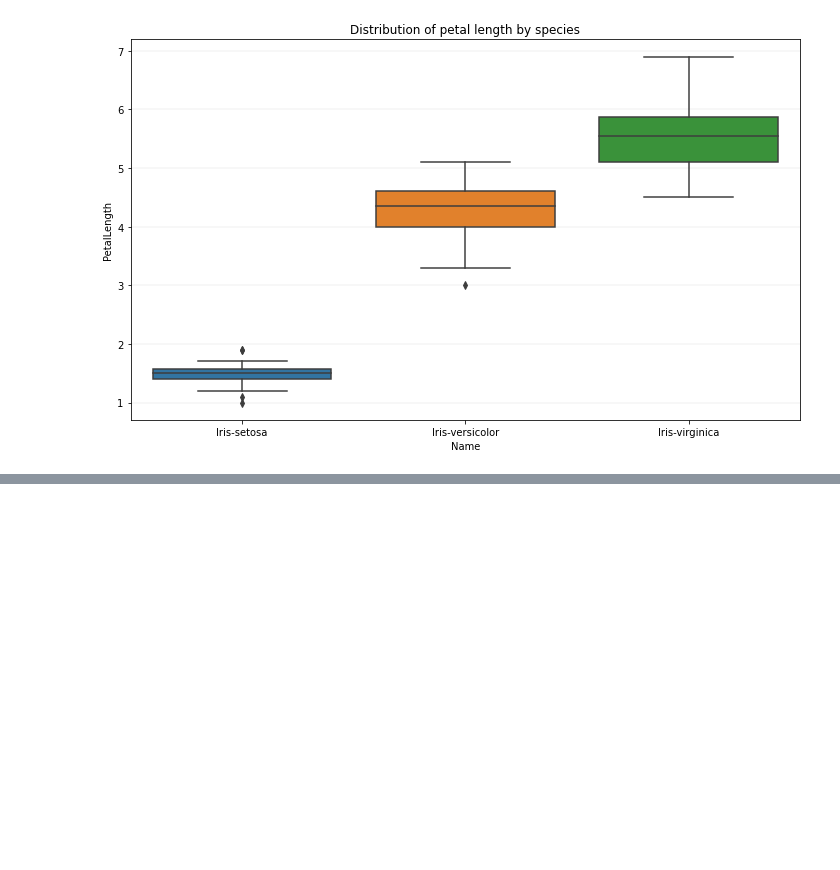
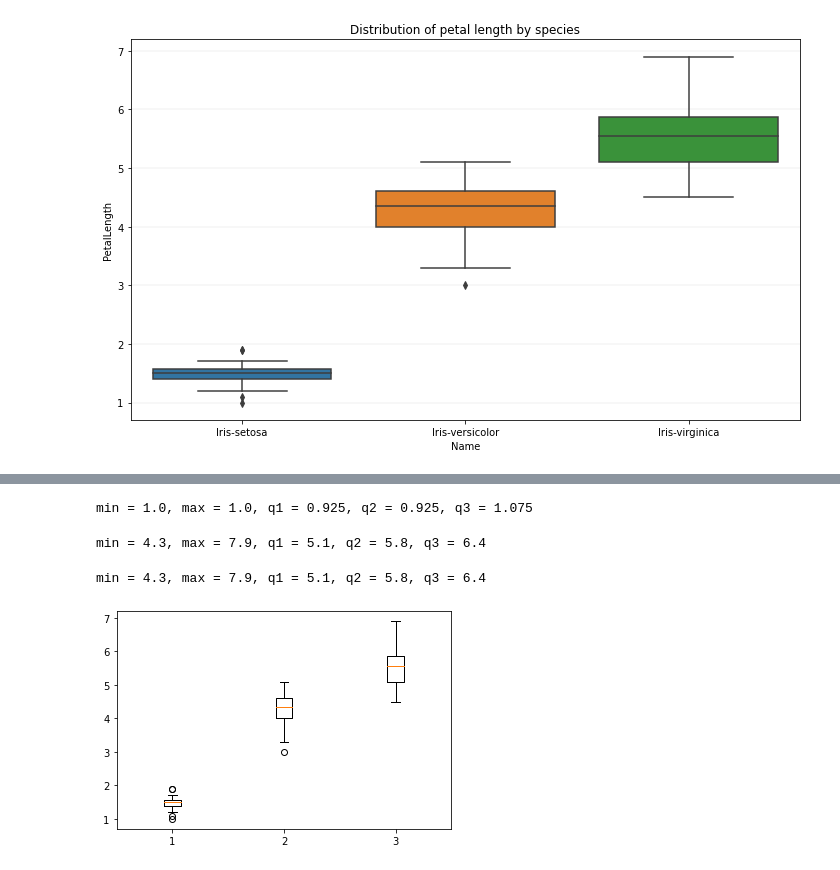
Before and after one commit to suwitchaya17/data_viz_2022, a Jupyter notebook: DataViz02_Data_Distribution.ipynb, the cells around one changed output, grey strips where cells are left out. Drawn from its saved outputs; the diff is of its cells as text; code cells hidden in the pictures; blank space fills up the shorter version.

Commit message:
เฉลย quiz ,violin plot ,HW.

```diff
--- a/DataViz02_Data_Distribution.ipynb
+++ b/DataViz02_Data_Distribution.ipynb
@@ -366,0 +391,4 @@ plt.title('Distribution of petal length by species');
+# %%
+detail_boxreturn(bb2)
+# %% [output]
+min = 1.0, max = 1.0, q1 = 0.925, q2 = 0.925, q3 = 1.075
@@ -366,0 +411,14 @@ plt.title('Distribution of petal length by species');
+# %%
+detail_boxreturn_v2(bb)
+# %% [output]
+min = 4.3, max = 7.9, q1 = 5.1, q2 = 5.8, q3 = 6.4
+# %%
+detail_boxreturn_v2(bb2,vert=False)
+# %% [output]
+min = 4.3, max = 7.9, q1 = 5.1, q2 = 5.8, q3 = 6.4
+# %%
+plt.boxplot(df['PetalLength'][:50],positions = [1] )
+plt.boxplot(df['PetalLength'][50:100],positions = [2] )
+plt.boxplot(df['PetalLength'][100:150],positions = [3] );
+# %% [output]
+[figure, added]
```
Also changed, not shown: parts of 16 cells of this notebook.
